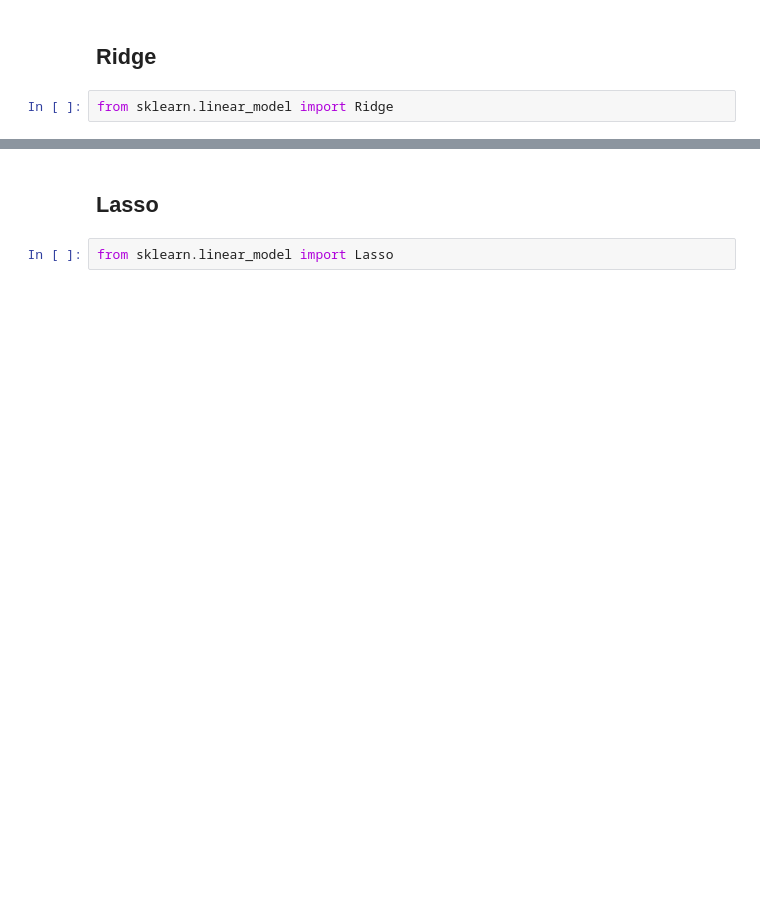
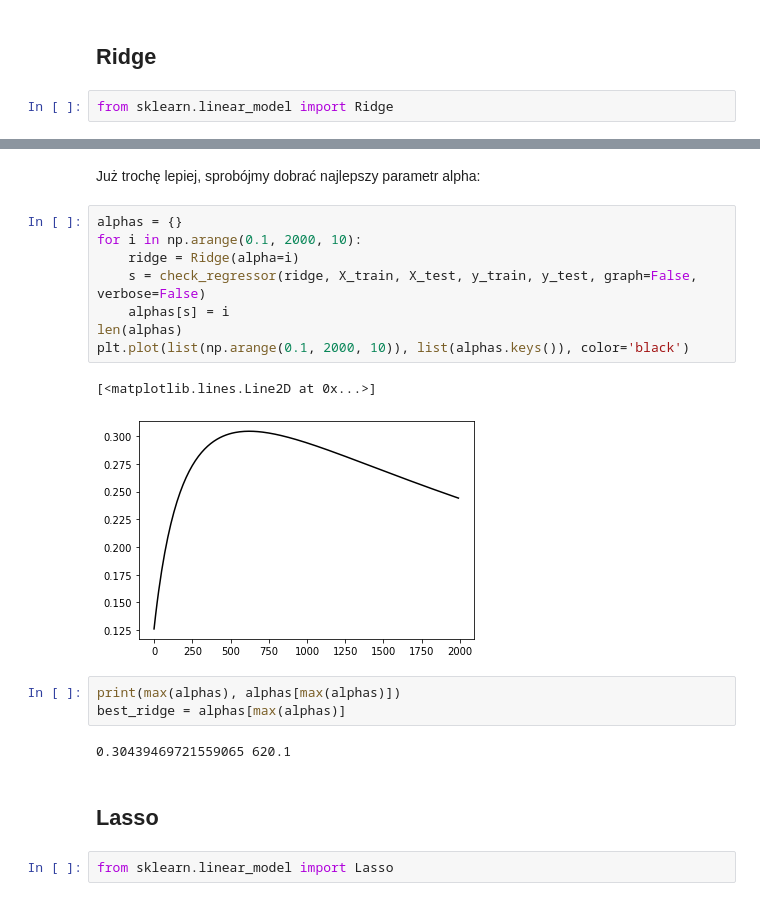
Before and after one commit to McCastles/MED-project, a Jupyter notebook: Regression.ipynb, the cells around one changed output, grey strips where cells are left out. Drawn from its saved outputs; the diff is of its cells as text; blank space fills up the shorter version.

```diff
--- a/Regression.ipynb
+++ b/Regression.ipynb
@@ -137,3 +165,21 @@ Ridge 0.2938887294472553
+# %% [markdown]
+Już trochę lepiej, sprobójmy dobrać najlepszy parametr alpha:
+# %%
+alphas = {}
+for i in np.arange(0.1, 2000, 10):
+    ridge = Ridge(alpha=i)
+    s = check_regressor(ridge, X_train, X_test, y_train, y_test, graph=False, verbose=False)
+    alphas[s] = i
+len(alphas)
+plt.plot(list(np.arange(0.1, 2000, 10)), list(alphas.keys()), color='black')
+# %% [output]
+[<matplotlib.lines.Line2D at 0x...>]
+[figure, added]
+# %%
+print(max(alphas), alphas[max(alphas)])
+best_ridge = alphas[max(alphas)]
+# %% [output]
+0.30439469721559065 620.1
 # %% [markdown]
 ## Lasso
 # %%
```
Also changed, not shown: parts of 53 cells of this notebook.
